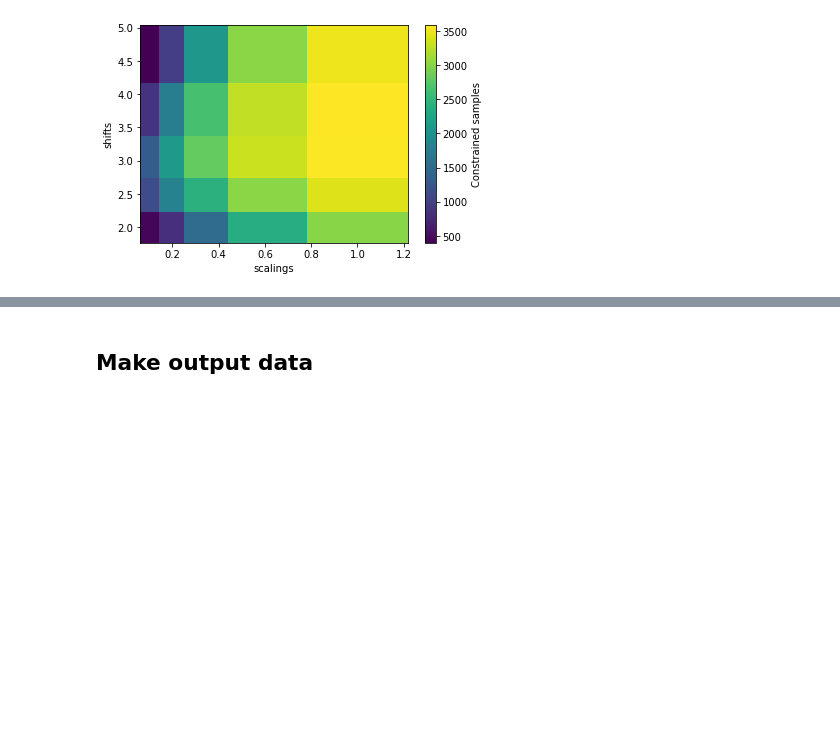
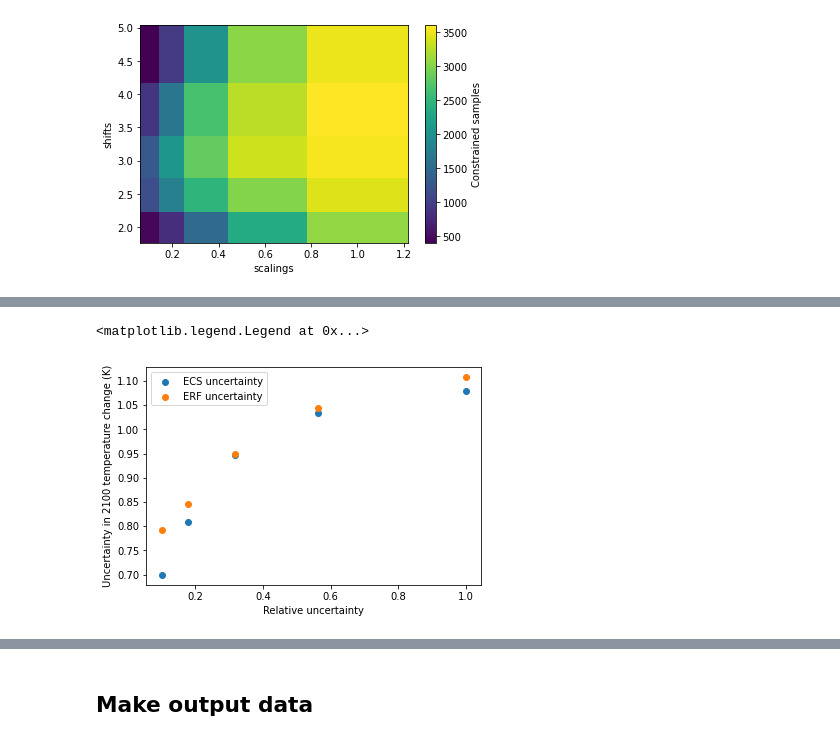
Before and after one commit to chrisroadmap/ar6-aerosol-uncertainty, a Jupyter notebook: notebooks/300_systematic_resampling.ipynb, the cells around one changed output, grey strips where cells are left out. Saved outputs shown, nothing was run; the diff lists cells and outputs as text; code cells hidden in the pictures; blank space fills up the shorter version.

```diff
--- a/notebooks/300_systematic_resampling.ipynb
+++ b/notebooks/300_systematic_resampling.ipynb
@@ -183,0 +194,10 @@ ds.plot.scatter('Mean ECS', 'ECS Uncertainty', hue='Temperature change by 2100 (
+# %%
+# Plot the average reduction in uncertainty across the different unrelying true values
+pl.scatter(ds.scalings, ds['Uncertainty in 2100 temperature change (K)'].squeeze().median('shifts'), label='ECS uncertainty')
+pl.scatter(erf_ds.scalings, erf_ds['Uncertainty in 2100 temperature change (K)'].squeeze().median('shifts'), label='ERF uncertainty')
+# pl.scatter(erf_ds.scalings, erf_ds['Uncertainty in 2100 temperature change (K)'].isel(shifts=3), label='ERF uncertainty')
+pl.setp(pl.gca(), xlabel='Relative uncertainty', ylabel='Uncertainty in 2100 temperature change (K)')
+pl.legend()
+# %% [output]
+<matplotlib.legend.Legend at 0x...>
+[figure, added]
```
Also changed, not shown: parts of 11 cells of this notebook.
